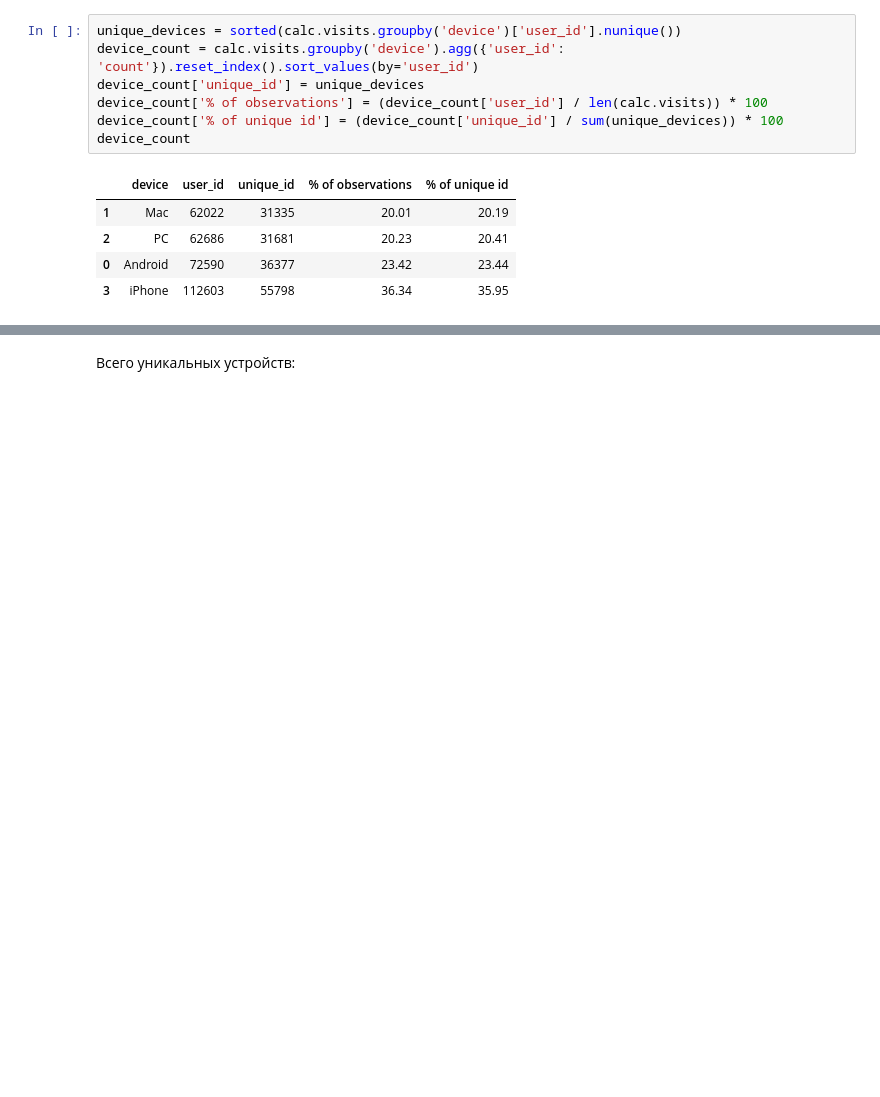
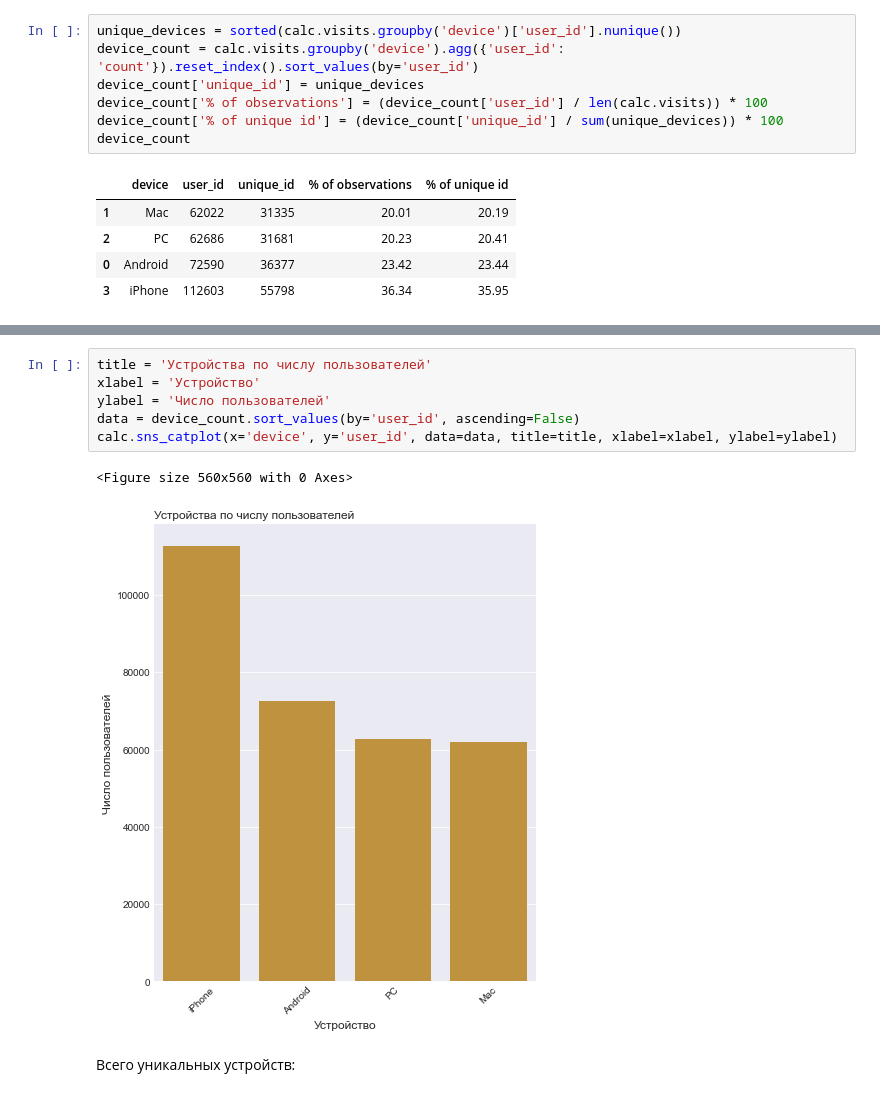
Before and after one commit to ikazman/practicum_da_projects, a Jupyter notebook: marketing_analysis/maketing_analysis.ipynb, the cells around one changed output, grey strips where cells are left out. Cells and saved outputs as stored; diff of their text form; blank space fills up the shorter version.

```diff
--- a/marketing_analysis/maketing_analysis.ipynb
+++ b/marketing_analysis/maketing_analysis.ipynb
@@ -274,3 +274,12 @@ device_count
+# %%
+title = 'Устройства по числу пользователей'
+xlabel = 'Устройство'
+ylabel = 'Число пользователей'
+data = device_count.sort_values(by='user_id', ascending=False)
+calc.sns_catplot(x='device', y='user_id', data=data, title=title, xlabel=xlabel, ylabel=ylabel)
+# %% [output]
+<Figure size 560x560 with 0 Axes>
+[figure, added]
 # %% [markdown]
 Всего уникальных устройств:
 # %%
```
Also changed, not shown: parts of 30 cells of this notebook, 2 other files.
